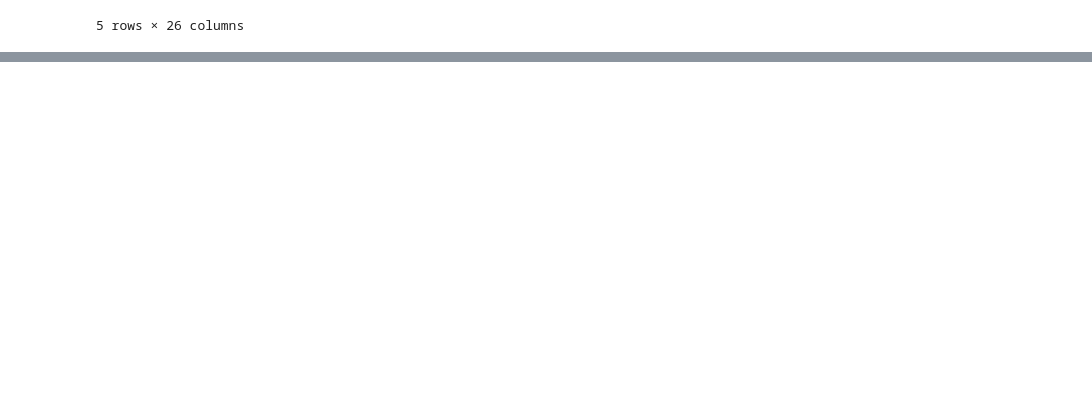
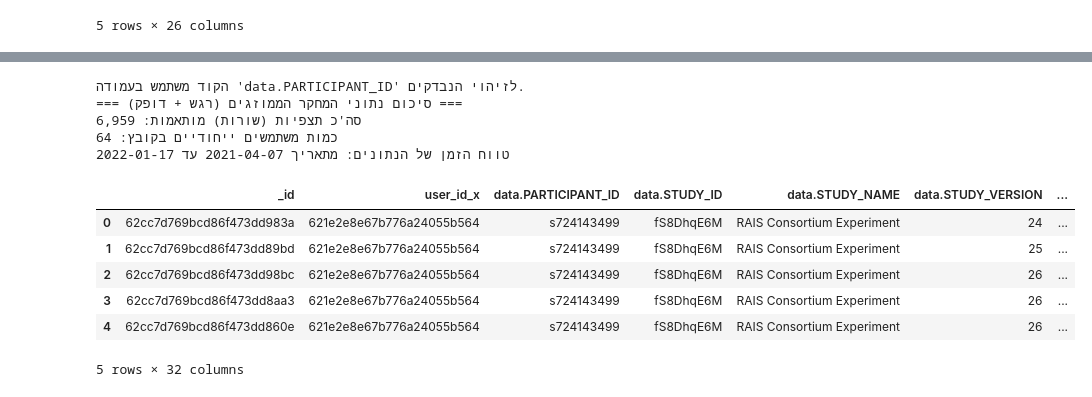
Before and after one commit to MoriahTDaniel/lifesnaps_project, a Jupyter notebook: notebooks/01_eda_and_ranges.ipynb, the cells around one changed output, grey strips where cells are left out. Cells and saved outputs as stored; diff of their text form; code cells hidden in the pictures; blank space fills up the shorter version.

```diff
--- a/notebooks/01_eda_and_ranges.ipynb
+++ b/notebooks/01_eda_and_ranges.ipynb
@@ -86,0 +126,57 @@ dtype: str
+# %%
+import pandas as pd
+import matplotlib.pyplot as plt
+import seaborn as sns
+from pathlib import Path
+
+# עיצוב הגרפים
+plt.style.use('seaborn-v0_8-whitegrid')
+sns.set_palette("Set2")
+%matplotlib inline
+
+# טעינת קובץ ההתאמות שיצרנו
+DATA_DIR = Path("../data/processed_parquet")
+matched_path = DATA_DIR / "matched_emotion_physio.parquet"
+df_matched = pd.read_parquet(matched_path)
+
+# --- מנגנון חכם למציאת עמודת המשתמש ---
+possible_cols = ['user_id', 'id', 'participant_id', 'data.PARTICIPANT_ID', 'user_id_x', 'id_x']
+user_col = None
+
+for col in possible_cols:
+    if col in df_matched.columns:
+        user_col = col
+        break
+
+if user_col is None:
+    print("שגיאה: לא הצלחתי למצוא את עמודת המשתמש! הנה רשימת העמודות שיש בקובץ:")
+    print(df_matched.columns.tolist())
+    raise ValueError("Missing User ID column")
+
+print(f"הקוד משתמש בעמודה '{user_col}' לזיהוי הנבדקים.")
+# ----------------------------------------
+
+num_users = df_matched[user_col].nunique()
+min_date = df_matched['timestamp'].min()
+max_date = df_matched['timestamp'].max()
+
+print("=== סיכום נתוני המחקר הממוזגים (רגש + דופק) ===")
+print(f"סה'כ תצפיות (שורות) מותאמות: {len(df_matched):,}")
+print(f"כמות משתמשים ייחודיים בקובץ: {num_users}")
+print(f"טווח הזמן של הנתונים: מתאריך {min_date.strftime('%Y-%m-%d')} עד {max_date.strftime('%Y-%m-%d')}")
+
+# הצצה לנתונים
+display(df_matched.head())
+# %% [output]
+הקוד משתמש בעמודה 'data.PARTICIPANT_ID' לזיהוי הנבדקים.
+=== סיכום נתוני המחקר הממוזגים (רגש + דופק) ===
+סה'כ תצפיות (שורות) מותאמות: 6,959
+כמות משתמשים ייחודיים בקובץ: 64
+טווח הזמן של הנתונים: מתאריך 2021-04-07 עד 2022-01-17
+|  | _id | user_id_x | data.PARTICIPANT_ID | data.STUDY_ID | data.STUDY_NAME | data.STUDY_VERSION | ... |
+| 0 | 62cc7d769bcd86f473dd983a | 621e2e8e67b776a24055b564 | s724143499 | fS8DhqE6M | RAIS Consortium Experiment | 24 | ... |
+| 1 | 62cc7d769bcd86f473dd89bd | 621e2e8e67b776a24055b564 | s724143499 | fS8DhqE6M | RAIS Consortium Experiment | 25 | ... |
+| 2 | 62cc7d769bcd86f473dd98bc | 621e2e8e67b776a24055b564 | s724143499 | fS8DhqE6M | RAIS Consortium Experiment | 26 | ... |
+| 3 | 62cc7d769bcd86f473dd8aa3 | 621e2e8e67b776a24055b564 | s724143499 | fS8DhqE6M | RAIS Consortium Experiment | 26 | ... |
+| 4 | 62cc7d769bcd86f473dd860e | 621e2e8e67b776a24055b564 | s724143499 | fS8DhqE6M | RAIS Consortium Experiment | 26 | ... |
+5 rows × 32 columns
```
Also changed, not shown: parts of 13 cells of this notebook, 1 other file.
